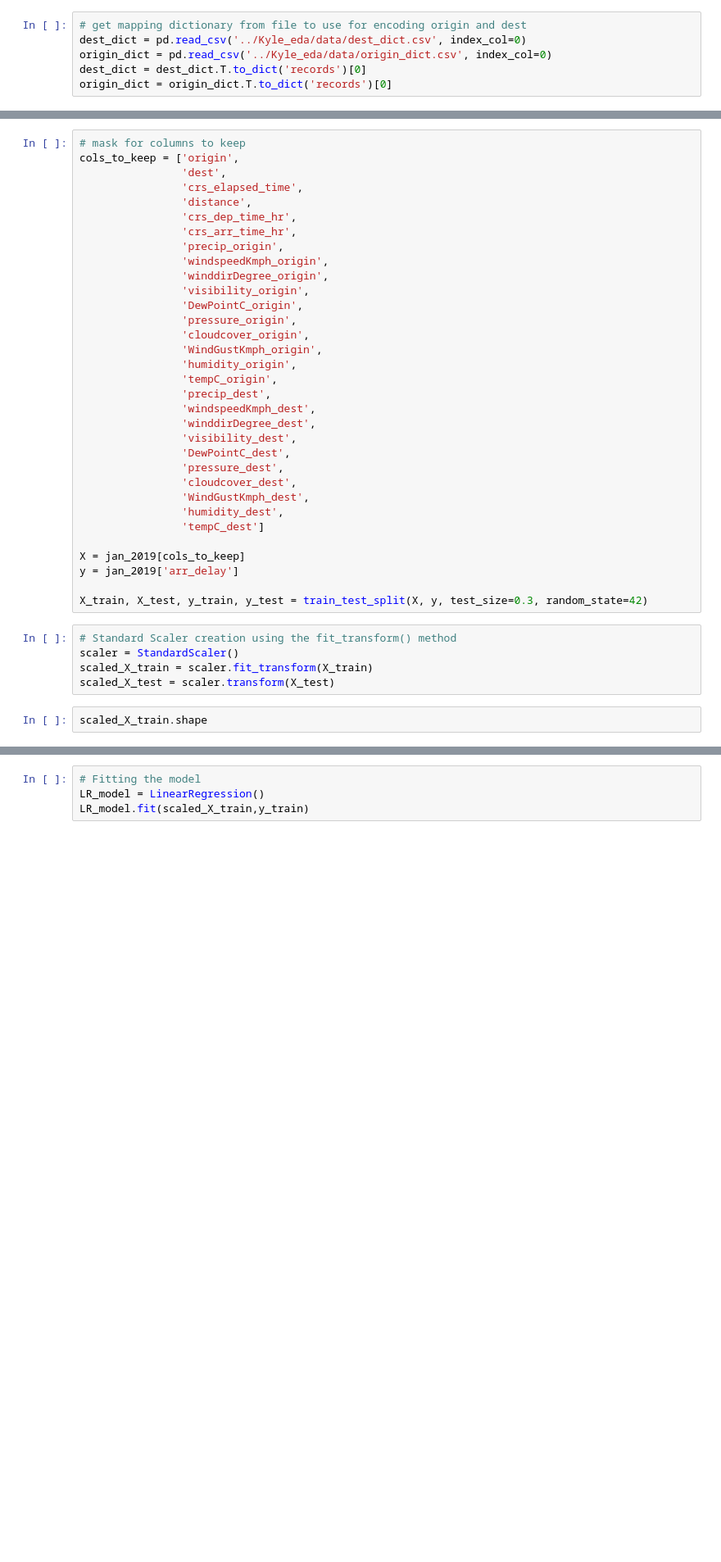
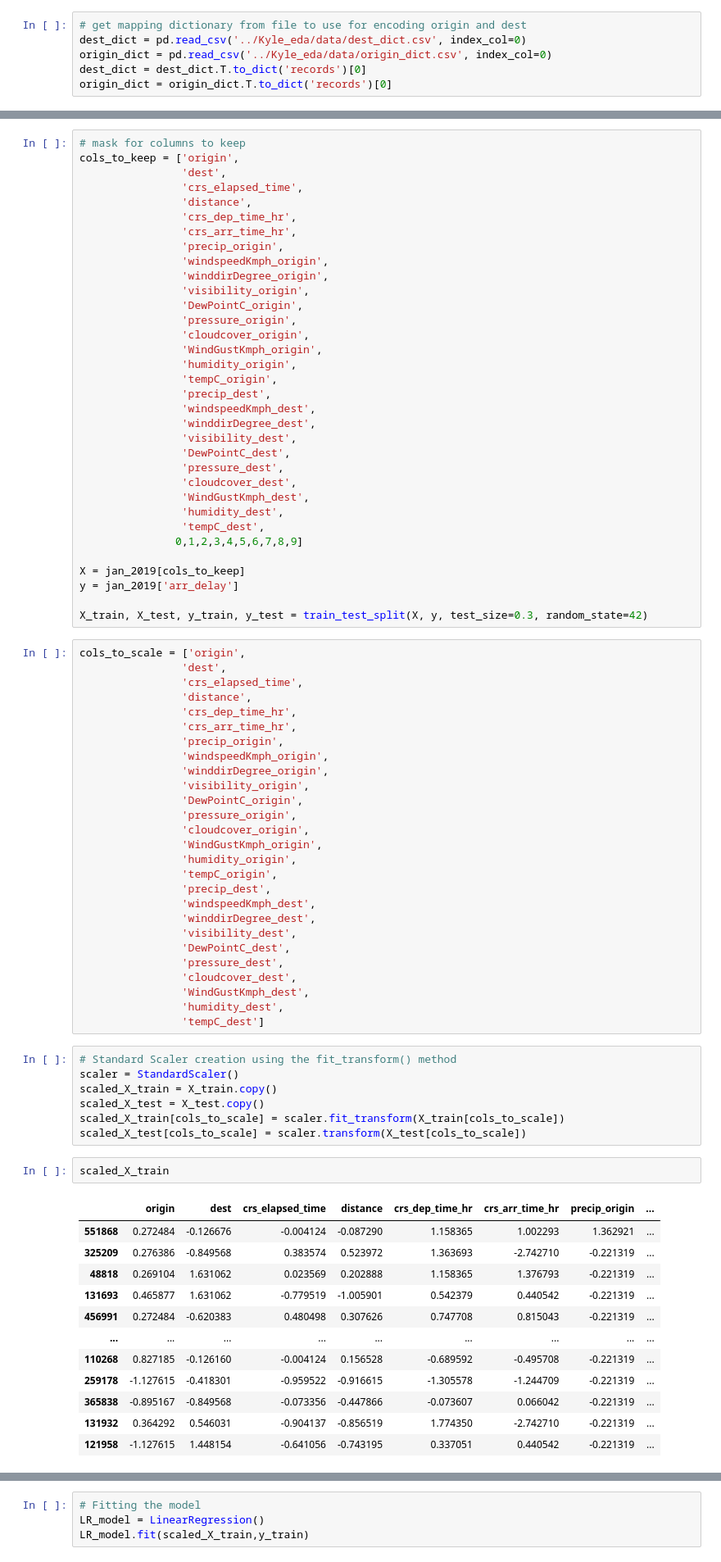
Before and after one commit to KyleKulas/Flight_Delay_Prediction, a Jupyter notebook: models/LinearRegression.ipynb, the cells around one changed output, grey strips where cells are left out. Shown: that part at 82% size. Cells and saved outputs as stored; diff of their text form; blank space fills up the shorter version.

```diff
--- a/models/LinearRegression.ipynb
+++ b/models/LinearRegression.ipynb
@@ -85,17 +85,59 @@ cols_to_keep = ['origin',
                 'cloudcover_dest',
                 'WindGustKmph_dest',
                 'humidity_dest',
-                'tempC_dest']
+                'tempC_dest',
+               0,1,2,3,4,5,6,7,8,9]
 
 X = jan_2019[cols_to_keep]
 y = jan_2019['arr_delay']
 
 X_train, X_test, y_train, y_test = train_test_split(X, y, test_size=0.3, random_state=42)
+# %%
+cols_to_scale = ['origin',
+                'dest',
+                'crs_elapsed_time',
+                'distance',
+                'crs_dep_time_hr',
+                'crs_arr_time_hr',
+                'precip_origin',
+                'windspeedKmph_origin',
+                'winddirDegree_origin',
+                'visibility_origin',
+                'DewPointC_origin',
+                'pressure_origin',
+                'cloudcover_origin',
+                'WindGustKmph_origin',
+                'humidity_origin',
+                'tempC_origin',
+                'precip_dest',
+                'windspeedKmph_dest',
+                'winddirDegree_dest',
+                'visibility_dest',
+                'DewPointC_dest',
+                'pressure_dest',
+                'cloudcover_dest',
+                'WindGustKmph_dest',
+                'humidity_dest',
+                'tempC_dest']
 # %%
 # Standard Scaler creation using the fit_transform() method
 scaler = StandardScaler()
-scaled_X_train = scaler.fit_transform(X_train)
-scaled_X_test = scaler.transform(X_test)
+scaled_X_train = X_train.copy()
+scaled_X_test = X_test.copy()
+scaled_X_train[cols_to_scale] = scaler.fit_transform(X_train[cols_to_scale])
+scaled_X_test[cols_to_scale] = scaler.transform(X_test[cols_to_scale])
 # %%
-scaled_X_train.shape
+scaled_X_train
 # %% [output]
+|  | origin | dest | crs_elapsed_time | distance | crs_dep_time_hr | crs_arr_time_hr | precip_origin | ... |
+| 551868 | 0.272484 | -0.126676 | -0.004124 | -0.087290 | 1.158365 | 1.002293 | 1.362921 | ... |
+| 325209 | 0.276386 | -0.849568 | 0.383574 | 0.523972 | 1.363693 | -2.742710 | -0.221319 | ... |
+| 48818 | 0.269104 | 1.631062 | 0.023569 | 0.202888 | 1.158365 | 1.376793 | -0.221319 | ... |
+| 131693 | 0.465877 | 1.631062 | -0.779519 | -1.005901 | 0.542379 | 0.440542 | -0.221319 | ... |
+| 456991 | 0.272484 | -0.620383 | 0.480498 | 0.307626 | 0.747708 | 0.815043 | -0.221319 | ... |
+| ... | ... | ... | ... | ... | ... | ... | ... | ... |
+| 110268 | 0.827185 | -0.126160 | -0.004124 | 0.156528 | -0.689592 | -0.495708 | -0.221319 | ... |
+| 259178 | -1.127615 | -0.418301 | -0.959522 | -0.916615 | -1.305578 | -1.244709 | -0.221319 | ... |
+| 365838 | -0.895167 | -0.849568 | -0.073356 | -0.447866 | -0.073607 | 0.066042 | -0.221319 | ... |
+| 131932 | 0.364292 | 0.546031 | -0.904137 | -0.856519 | 1.774350 | -2.742710 | -0.221319 | ... |
+| 121958 | -1.127615 | 1.448154 | -0.641056 | -0.743195 | 0.337051 | 0.440542 | -0.221319 | ... |
```
Also changed, not shown: parts of 3 cells of this notebook, 4 other files.
